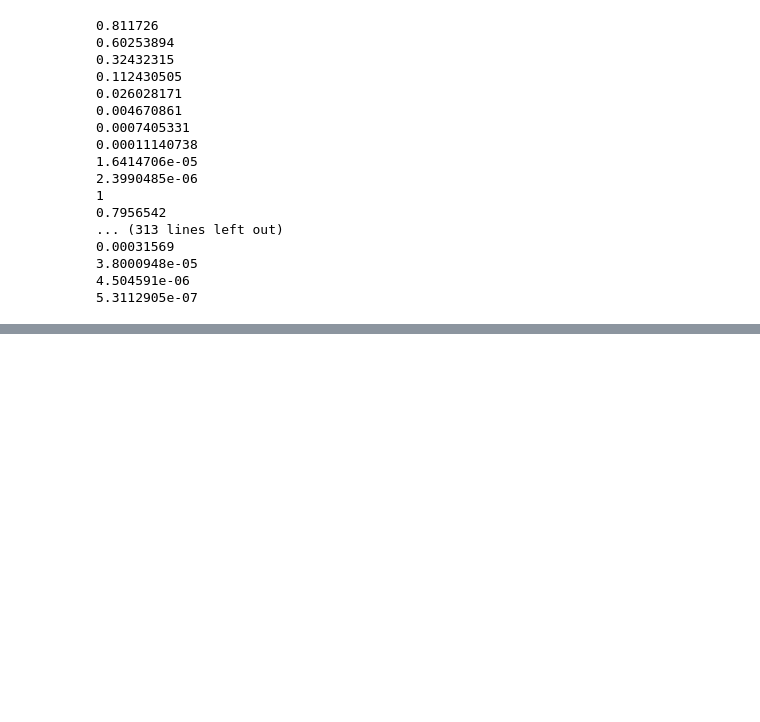
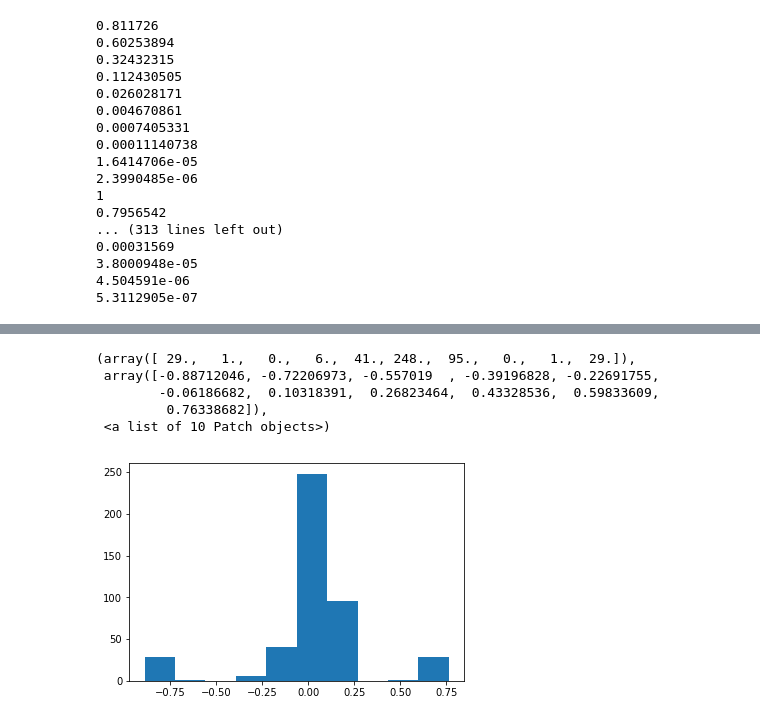
Before and after one commit to djgagne/deepsky, a Jupyter notebook: notebooks/Logistic_PCA_Interp.ipynb, the cells around one changed output, grey strips where cells are left out. Cells and saved outputs as stored; diff of their text form; code cells hidden in the pictures; blank space fills up the shorter version.

```diff
--- a/notebooks/Logistic_PCA_Interp.ipynb
+++ b/notebooks/Logistic_PCA_Interp.ipynb
@@ -35,2 +15,7 @@ var_importance_logistic_pca_bss_029.csv
+# %%
+sess = K.tf.Session(config=K.tf.ConfigProto(allow_soft_placement=False,
+                                                       gpu_options=K.tf.GPUOptions(allow_growth=True),
+                                                       log_device_placement=False))
+K.set_session(sess)
 # %%
 log_pca_files = sorted(glob("/glade/work/dgagne/spatial_storm_results_20171220/hail_logistic_pca_sample_*.pkl"))
@@ -130,0 +193,9 @@ for sample in samples:
+# %%
+plt.hist(log_mean_grad_vals.ravel())
+# %% [output]
+(array([ 29.,   1.,   0.,   6.,  41., 248.,  95.,   0.,   1.,  29.]),
+ array([-0.88712046, -0.72206973, -0.557019  , -0.39196828, -0.22691755,
+        -0.06186682,  0.10318391,  0.26823464,  0.43328536,  0.59833609,
+         0.76338682]),
+ <a list of 10 Patch objects>)
+[figure, added]
```
Also changed, not shown: parts of 5 cells of this notebook, 5 other files.
